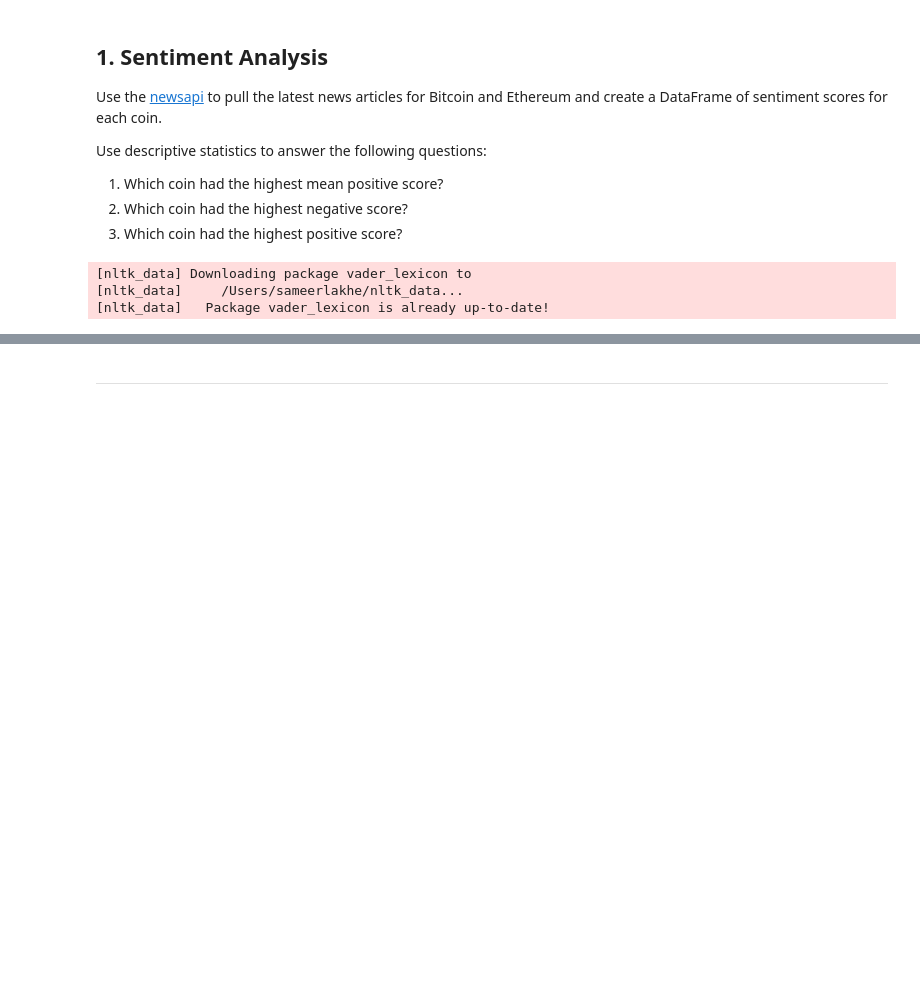
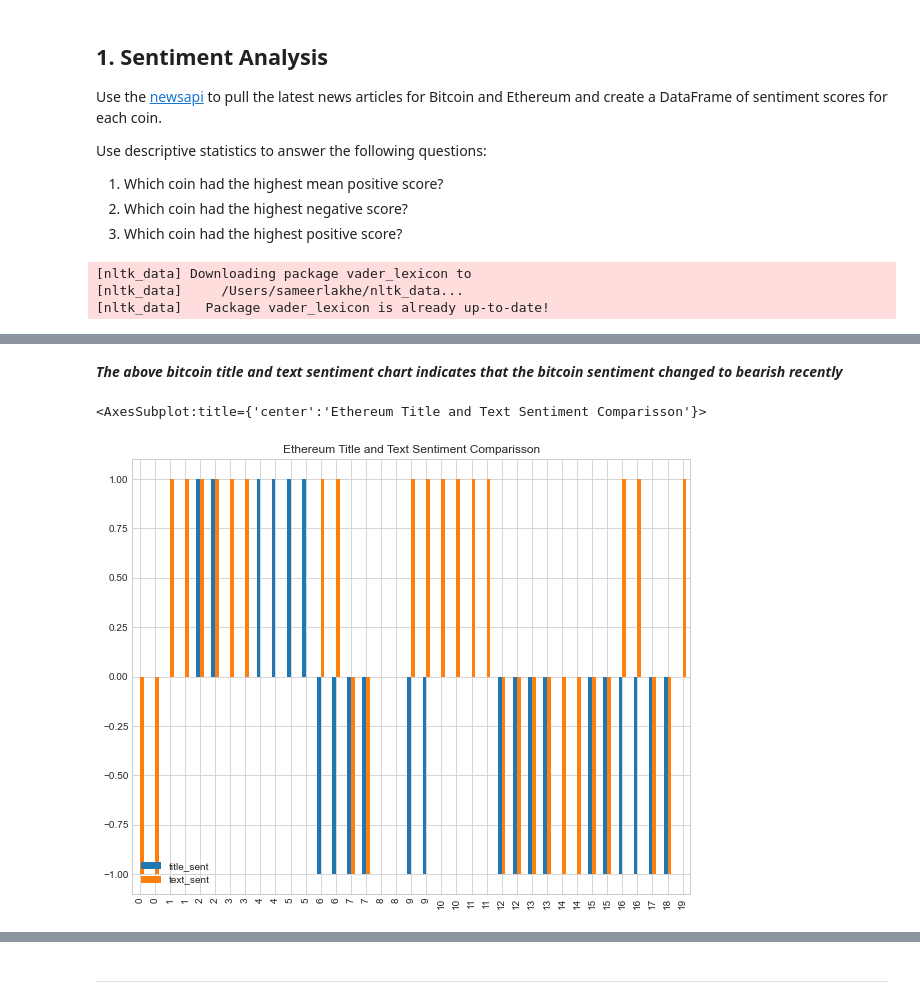
Before and after one commit to sameerlakhe/12_CryptoSentimentAnalysis, a Jupyter notebook: crypto_sentiment.ipynb, the cells around one changed output, grey strips where cells are left out. Cells and saved outputs as stored; diff of their text form; code cells hidden in the pictures; blank space fills up the shorter version.

```diff
--- a/crypto_sentiment.ipynb
+++ b/crypto_sentiment.ipynb
@@ -250,0 +245,35 @@ bitcoin_news_all_df
+# %%
+# Create the Ethereum sentiment scores DataFrame
+title_sent,text_sent = get_sentiment_score(ethereum_news_all_df)
+
+# Attaching sentiment columns to the News DataFrame
+ethereum_title_sentiment_df = pd.DataFrame(title_sent)
+ethereum_text_sentiment_df = pd.DataFrame(text_sent)
+
+print(ethereum_title_sentiment_df.head())
+print(ethereum_text_sentiment_df.head())
+
+ethereum_news_all_df = ethereum_news_all_df.join(ethereum_title_sentiment_df).join(ethereum_text_sentiment_df)
+
+
+def get_scores(df,coin_name):
+    coin_scores={}
+    max_coin_title_compound_score = df["title_compound"].max()
+    coin_scores['max_coin_title_compound_score'] = max_coin_title_compound_score
+
+    max_coin_text_compound_score = df["text_compound"].max()
+    coin_scores['max_coin_text_compound_score'] = max_coin_text_compound_score
+
+    max_coin_title_positive_score = df["title_pos"].max()
+    coin_scores['max_coin_title_positive_score'] = max_coin_title_positive_score
+
+    max_coin_text_positive_score = df["text_pos"].max()
+    coin_scores['max_coin_text_positive_score'] = max_coin_text_positive_score
+
+    mean_coin_title_positive_score = df["title_pos"].mean()
+    coin_scores['mean_coin_title_positive_score'] = mean_coin_title_positive_score
+
+    mean_coin_text_positive_score = df["text_pos"].mean()
+    coin_scores['mean_coin_text_positive_score'] = mean_coin_text_positive_score
+
+    return coin_scores
@@ -250,0 +306,15 @@ bitcoin_news_all_df
+# %% [markdown]
+***The above bitcoin title and text sentiment chart indicates that the bitcoin sentiment changed to bearish recently***
+# %%
+# Describe the Ethereum Sentiment
+# Plot bar chart
+ethereum_news_all_df.plot(
+    y=["title_sent", "text_sent"],
+    kind="bar",
+    title="Ethereum Title and Text Sentiment Comparisson",
+    figsize=(10, 8),
+    grid=True,
+)
+# %% [output]
+<AxesSubplot:title={'center':'Ethereum Title and Text Sentiment Comparisson'}>
+[figure, added]
```
Also changed, not shown: parts of 14 cells of this notebook.
